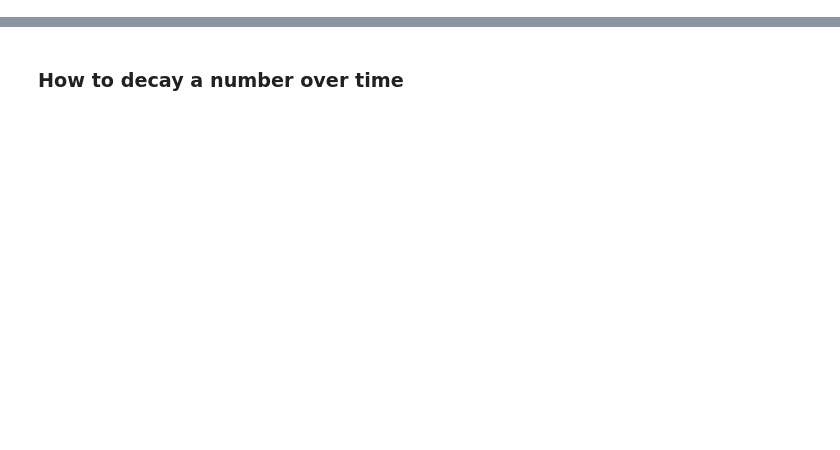
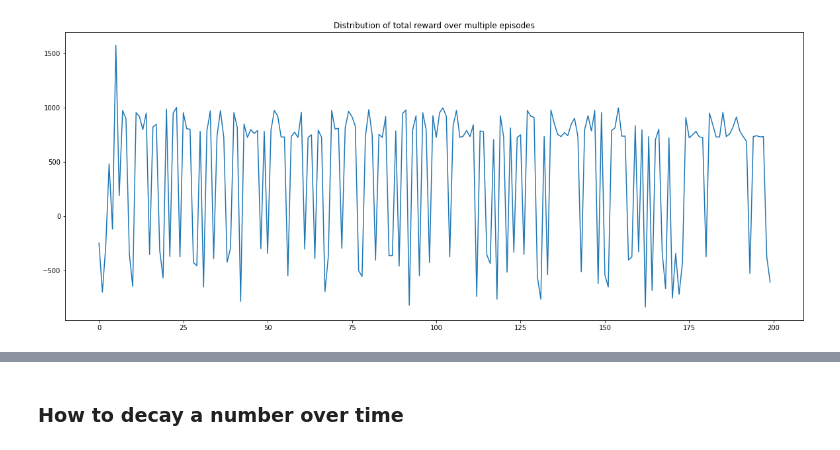
Before and after one commit to andreaalf97/reinforcement-learning, a Jupyter notebook: analytics.ipynb, the cells around one changed output, grey strips where cells are left out. Saved outputs shown, nothing was run; the diff lists cells and outputs as text; code cells hidden in the pictures; blank space fills up the shorter version.

```diff
--- a/analytics.ipynb
+++ b/analytics.ipynb
@@ -7,0 +31,4 @@ import pandas as pd
+# %%
+plot_reward(log["rewards"], window=1)
+# %% [output]
+[figure, added]
```
Also changed, not shown: parts of 14 cells of this notebook, 6 other files.
